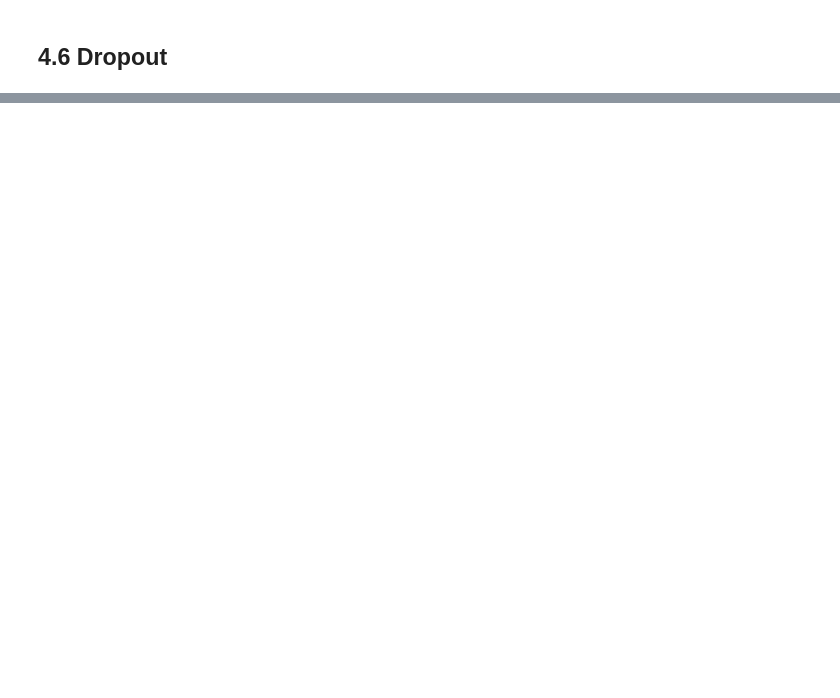
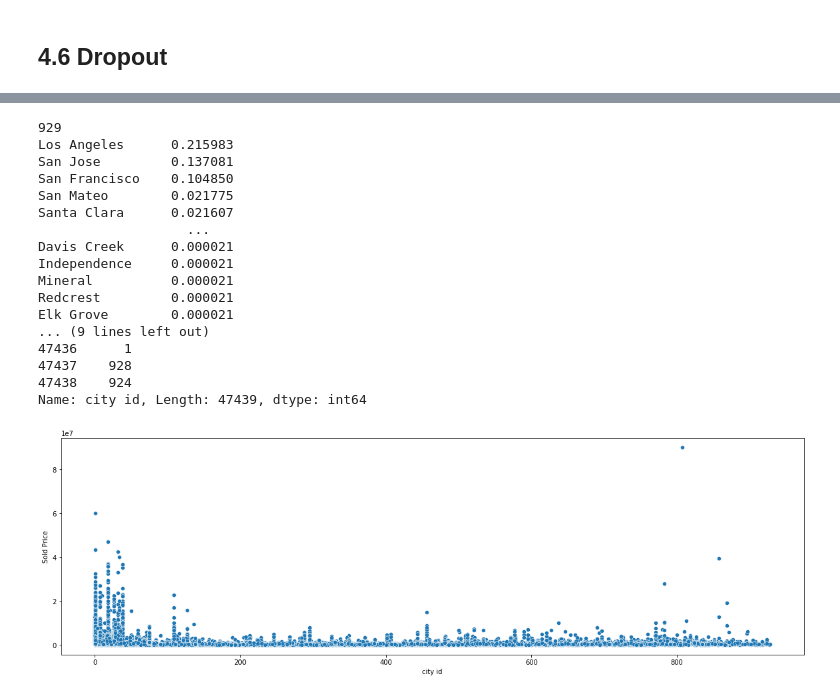
Before and after one commit to 2714830587-xh/CLRS-GG, a Jupyter notebook: Dive_to.ipynb, the cells around one changed output, grey strips where cells are left out. Saved outputs shown, nothing was run; the diff lists cells and outputs as text; code cells hidden in the pictures; blank space fills up the shorter version.

```diff
--- a/Dive_to.ipynb
+++ b/Dive_to.ipynb
@@ -1039,0 +2697,29 @@ d2l.train_ch3(net,train_iter,test_iter,loss,num_epochs,trainer)
+# %%
+print(train_copy['City'].nunique())
+print(train_copy['City'].value_counts(normalize=True)[:])
+## city factorize
+train_copy['city id'] = pd.factorize(train_copy['City'])[0] #https://blog.csdn.net/ssswill/article/details/86555935 ,说map更好用
+print(train_copy['city id'])
+
+plt.figure(figsize = (20, 6))
+sns.scatterplot(data = train_copy, x = 'city id', y = 'Sold Price')
+plt.show()
+# %% [output]
+929
+Los Angeles      0.215983
+San Jose         0.137081
+San Francisco    0.104850
+San Mateo        0.021775
+Santa Clara      0.021607
+                   ...
+Davis Creek      0.000021
+Independence     0.000021
+Mineral          0.000021
+Redcrest         0.000021
+Elk Grove        0.000021
+... (9 lines left out)
+47436      1
+47437    928
+47438    924
+Name: city id, Length: 47439, dtype: int64
+[figure, added]
```
Also changed, not shown: parts of 23 cells of this notebook.
